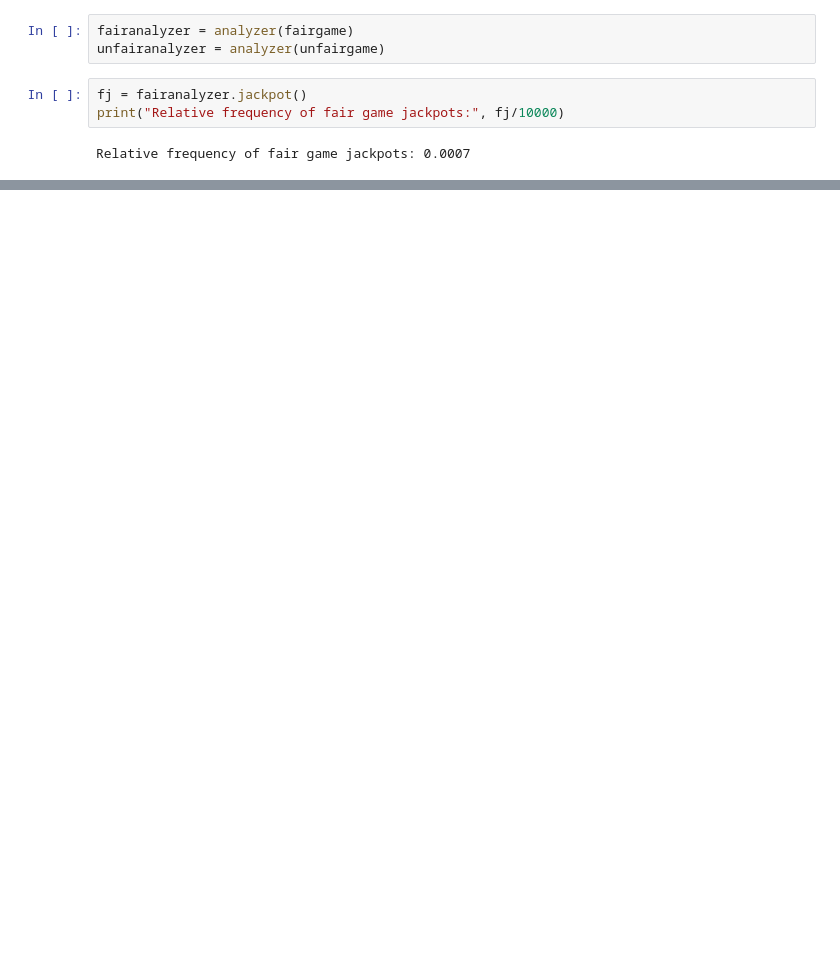
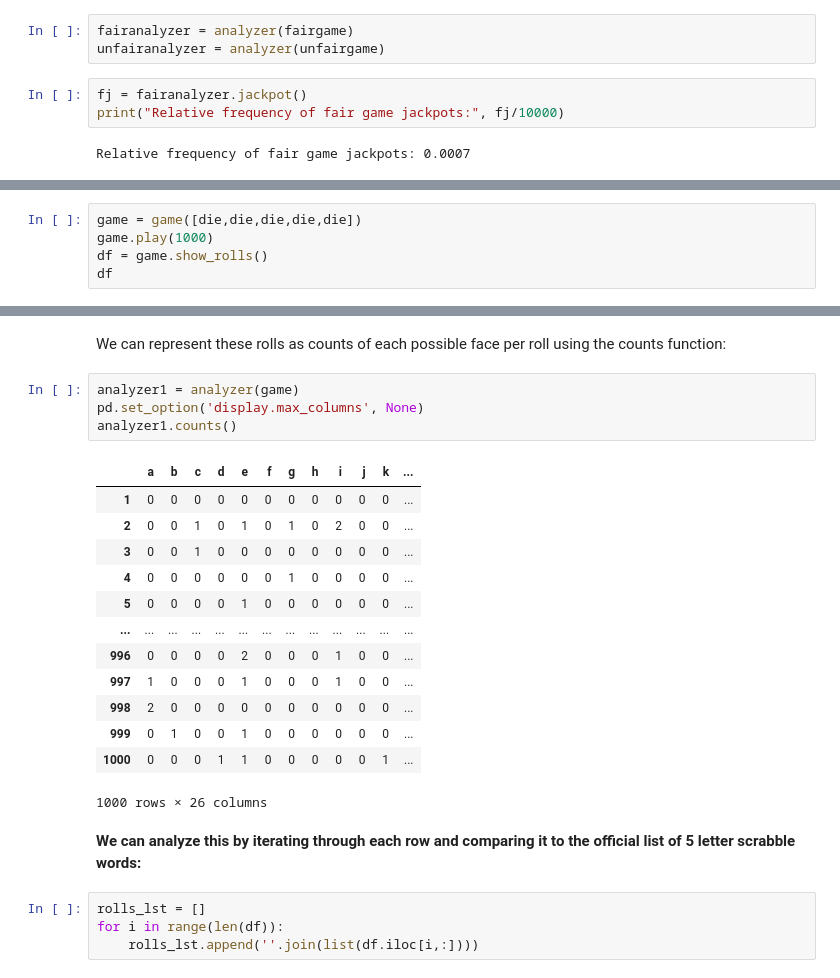
Before and after one commit to meldrumkathryn/Montecarlo_Project, a Jupyter notebook: final-project-submission.ipynb, the cells around one changed output, grey strips where cells are left out. Saved outputs shown, nothing was run; the diff lists cells and outputs as text; blank space fills up the shorter version.

```diff
--- a/final-project-submission.ipynb
+++ b/final-project-submission.ipynb
@@ -628,0 +699,5 @@ Fair game:
+# %%
+game = game([die,die,die,die,die])
+game.play(1000)
+df = game.show_rolls()
+df
@@ -628,0 +718,26 @@ Fair game:
+# %% [markdown]
+We can represent these rolls as counts of each possible face per roll using the counts function:
+# %%
+analyzer1 = analyzer(game)
+pd.set_option('display.max_columns', None)
+analyzer1.counts()
+# %% [output]
+|  | a | b | c | d | e | f | g | h | i | j | k | ... |
+| 1 | 0 | 0 | 0 | 0 | 0 | 0 | 0 | 0 | 0 | 0 | 0 | ... |
+| 2 | 0 | 0 | 1 | 0 | 1 | 0 | 1 | 0 | 2 | 0 | 0 | ... |
+| 3 | 0 | 0 | 1 | 0 | 0 | 0 | 0 | 0 | 0 | 0 | 0 | ... |
+| 4 | 0 | 0 | 0 | 0 | 0 | 0 | 1 | 0 | 0 | 0 | 0 | ... |
+| 5 | 0 | 0 | 0 | 0 | 1 | 0 | 0 | 0 | 0 | 0 | 0 | ... |
+| ... | ... | ... | ... | ... | ... | ... | ... | ... | ... | ... | ... | ... |
+| 996 | 0 | 0 | 0 | 0 | 2 | 0 | 0 | 0 | 1 | 0 | 0 | ... |
+| 997 | 1 | 0 | 0 | 0 | 1 | 0 | 0 | 0 | 1 | 0 | 0 | ... |
+| 998 | 2 | 0 | 0 | 0 | 0 | 0 | 0 | 0 | 0 | 0 | 0 | ... |
+| 999 | 0 | 1 | 0 | 0 | 1 | 0 | 0 | 0 | 0 | 0 | 0 | ... |
+| 1000 | 0 | 0 | 0 | 1 | 1 | 0 | 0 | 0 | 0 | 0 | 1 | ... |
+1000 rows × 26 columns
+# %% [markdown]
+**We can analyze this by iterating through each row and comparing it to the official list of 5 letter scrabble words:**
+# %%
+rolls_lst = []
+for i in range(len(df)):
+    rolls_lst.append(''.join(list(df.iloc[i,:])))
```
Also changed, not shown: parts of 33 cells of this notebook, 1 other file.
